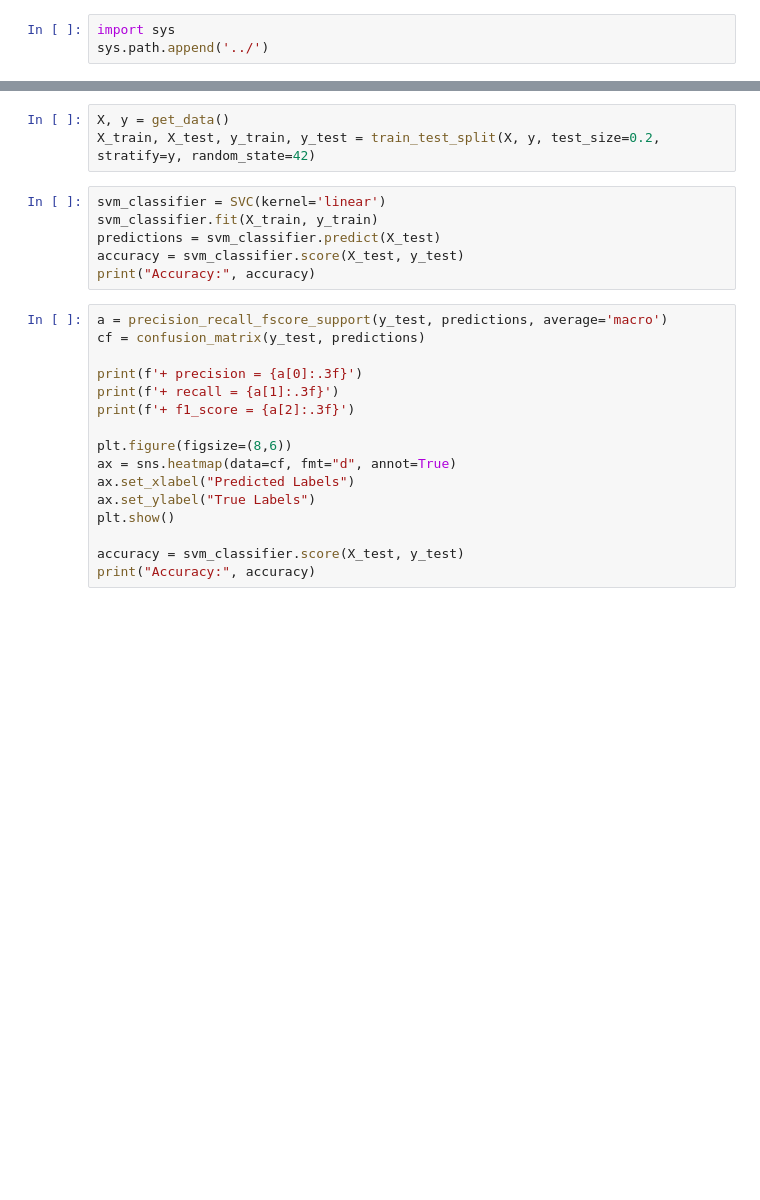
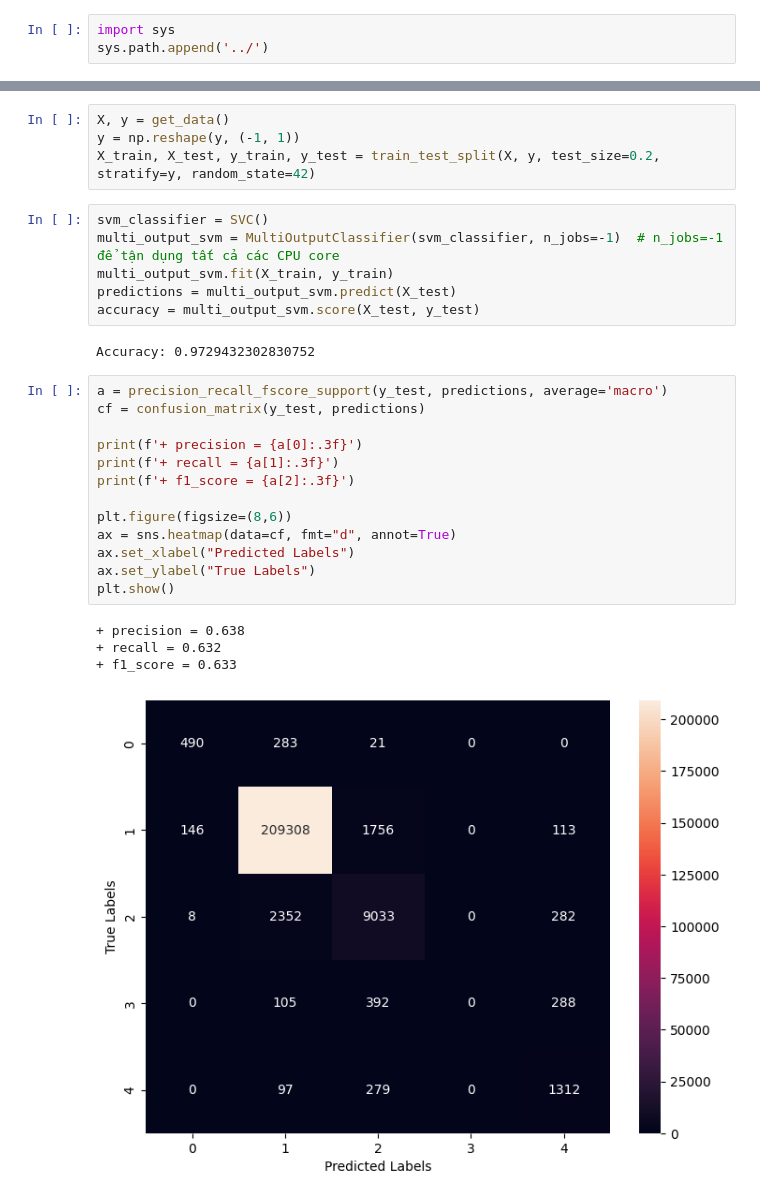
Before and after one commit to lovetonight/Credit-Score-Classification, a Jupyter notebook: model/SVC.ipynb, the cells around one changed output, grey strips where cells are left out. Saved outputs shown, nothing was run; the diff lists cells and outputs as text; blank space fills up the shorter version.

```diff
--- a/model/SVC.ipynb
+++ b/model/SVC.ipynb
@@ -13,26 +13,31 @@ import seaborn as sns
 import matplotlib.pyplot as plt
 # %%
 X, y = get_data()
+y = np.reshape(y, (-1, 1))
 X_train, X_test, y_train, y_test = train_test_split(X, y, test_size=0.2, stratify=y, random_state=42)
 # %%
-svm_classifier = SVC(kernel='linear')
-svm_classifier.fit(X_train, y_train)
-predictions = svm_classifier.predict(X_test)
-accuracy = svm_classifier.score(X_test, y_test)
-print("Accuracy:", accuracy)
+svm_classifier = SVC()
+multi_output_svm = MultiOutputClassifier(svm_classifier, n_jobs=-1)  # n_jobs=-1 để tận dụng tất cả các CPU core
+multi_output_svm.fit(X_train, y_train)
+predictions = multi_output_svm.predict(X_test)
+accuracy = multi_output_svm.score(X_test, y_test)
+# %% [output]
+Accuracy: 0.9729432302830752
 # %%
 a = precision_recall_fscore_support(y_test, predictions, average='macro')
 cf = confusion_matrix(y_test, predictions)
 
 print(f'+ precision = {a[0]:.3f}')
 print(f'+ recall = {a[1]:.3f}')
 print(f'+ f1_score = {a[2]:.3f}')
 
 plt.figure(figsize=(8,6))
 ax = sns.heatmap(data=cf, fmt="d", annot=True)
 ax.set_xlabel("Predicted Labels")
 ax.set_ylabel("True Labels")
 plt.show()
-
-accuracy = svm_classifier.score(X_test, y_test)
-print("Accuracy:", accuracy)
+# %% [output]
++ precision = 0.638
++ recall = 0.632
++ f1_score = 0.633
+[figure, added]
```
Also changed, not shown: parts of 1 cell of this notebook.
